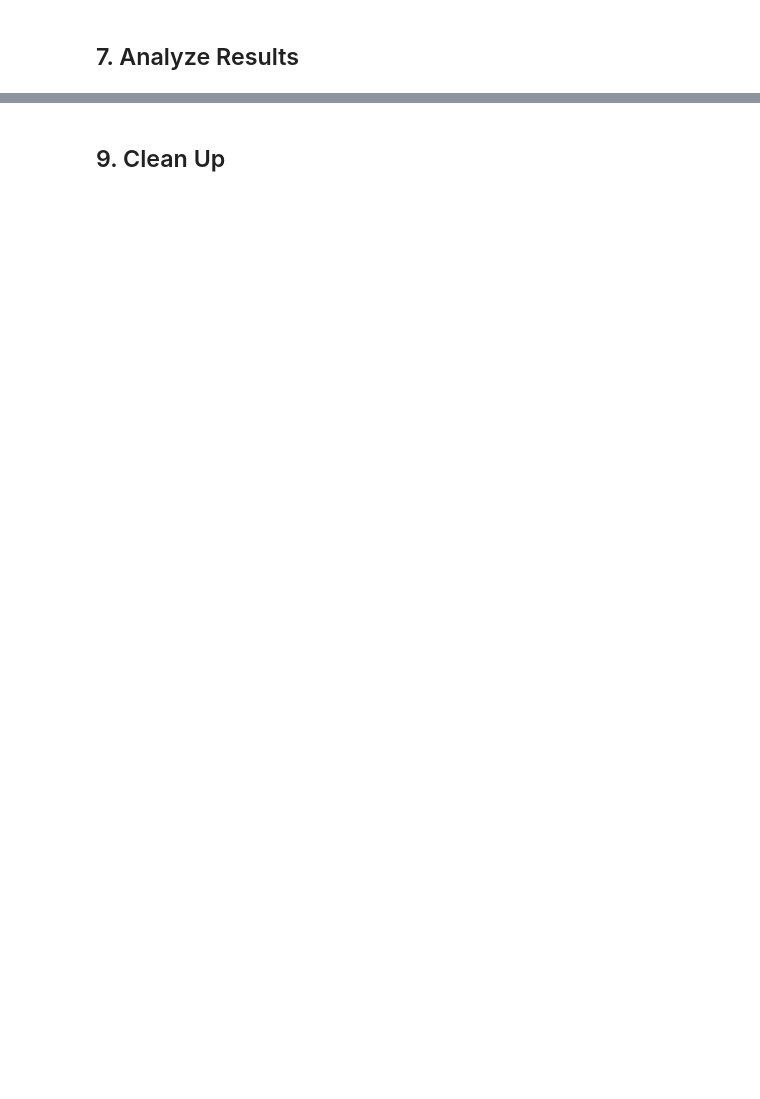
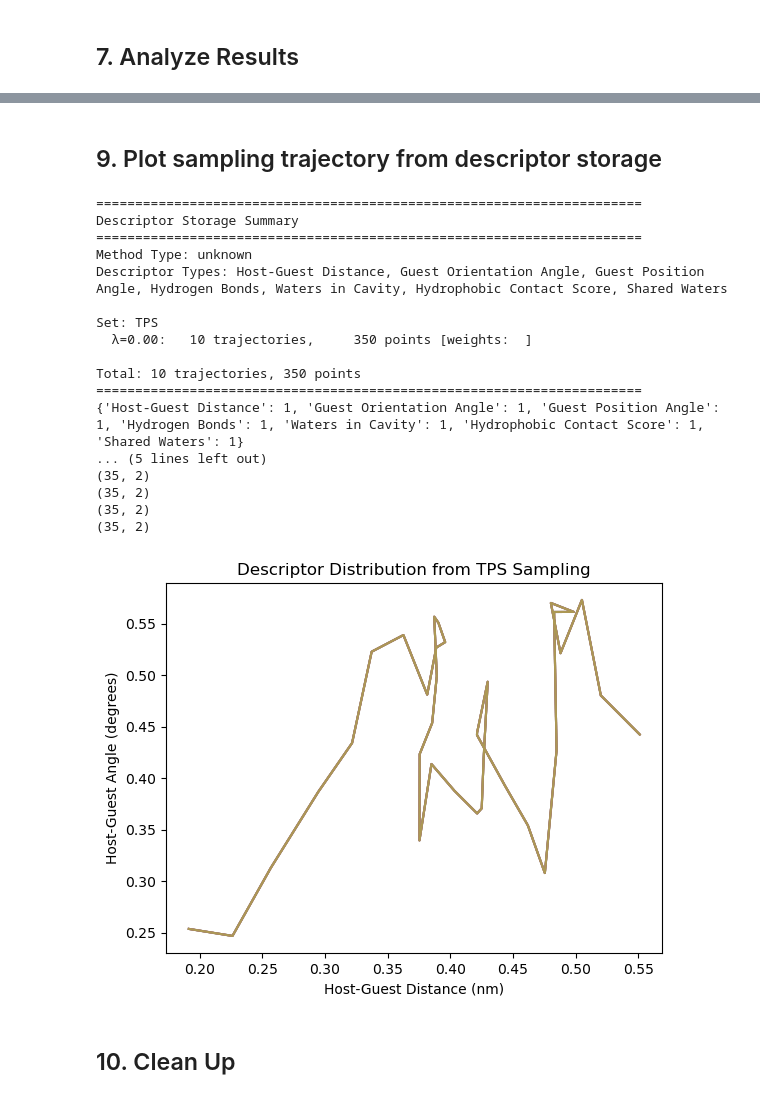
Before and after one commit to Rik-Breebaart/ops-setup, a Jupyter notebook: examples/notebooks/host_guest/01_basic_tps_host_guest.ipynb, the cells around one changed output, grey strips where cells are left out. Saved outputs shown, nothing was run; the diff lists cells and outputs as text; code cells hidden in the pictures; blank space fills up the shorter version.

```diff
--- a/examples/notebooks/host_guest/01_basic_tps_host_guest.ipynb
+++ b/examples/notebooks/host_guest/01_basic_tps_host_guest.ipynb
@@ -129,7 +128,8 @@ Move scheme: <openpathsampling.high_level.move_scheme.MoveScheme object at 0x...
 ## 5. Initialize Sampling
 # %%
 # Create storage for the simulation
-storage_file = f"host_guest_tps_example_{tps_setup.system_name}.db"
+storage_file = f"storages/host_guest_tps_example_{tps_setup.system_name}.db"
+
 storage = Storage(storage_file, "w")
 
 # Save the engine, network, and move scheme
@@ -207,0 +160,19 @@ KeyboardInterrupt:
+# %%
+from ops_setup.descriptor_storage import DescriptorStorage, sampling_descriptor_manager
+
+# Create new storage - now using the improved function from ops_setup
+descriptor_storage_path = Path("storages/descriptor_storage_host_guest_tps_test")
+
+# Example 1: Using dictionary of CV functions (explicit names)
+# sampling_descriptor_manager(
+#     descriptor_storage_path=descriptor_storage_path,
+#     sampler=sampler,
+#     ops_storage=storage,
+#     cv_functions={
+#         'distance': transform_functions.cv_hg_distance,
+#         'position_angle': transform_functions.cv_hg_position_angle_symmetric,
+#     },
+#     n_steps=10,
+#     increment_steps=3,
+#     # start_index auto-detected from existing storage!
+# )
@@ -239,5 +244,41 @@ plt.show()
+# %% [markdown]
+## 9. Plot sampling trajectory from descriptor storage
+# %%
+
+desc_storage = DescriptorStorage.load(descriptor_storage_path, mode='r')
+print(desc_storage.summary())
+print(desc_storage.metadata["descriptor_dims"])
+fig, ax= plt.subplots()
+for traj in range(1, 10):  # Assuming we have 5 sampled trajectories stored with indices 1-5
+
+    traj_desc = desc_storage.get_trajectory_descriptors(set_name='TPS', interface_value=0.0, trajectory_index=traj, descriptor_names=['Host-Guest Distance', 'Guest Orientation Angle'])
+    print(np.shape(traj_desc))
+    ax.plot(traj_desc[:,0], traj_desc[:,1], markersize=2, alpha=0.5)
+ax.set_xlabel("Host-Guest Distance (nm)")
+ax.set_ylabel("Host-Guest Angle (degrees)")
+ax.set_title("Descriptor Distribution from TPS Sampling")
+plt.show()
+# %% [output]
+======================================================================
+Descriptor Storage Summary
+======================================================================
+Method Type: unknown
+Descriptor Types: Host-Guest Distance, Guest Orientation Angle, Guest Position Angle, Hydrogen Bonds, Waters in Cavity, Hydrophobic Contact Score, Shared Waters
+
+Set: TPS
+  λ=0.00:   10 trajectories,     350 points [weights:  ]
+
+Total: 10 trajectories, 350 points
+======================================================================
+{'Host-Guest Distance': 1, 'Guest Orientation Angle': 1, 'Guest Position Angle': 1, 'Hydrogen Bonds': 1, 'Waters in Cavity': 1, 'Hydrophobic Contact Score': 1, 'Shared Waters': 1}
+... (5 lines left out)
+(35, 2)
+(35, 2)
+(35, 2)
+(35, 2)
+[figure, added]
 # %% [markdown]
-## 9. Clean Up
+## 10. Clean Up
 # %%
 # Close storage
 storage.close()
```
Also changed, not shown: parts of 12 cells of this notebook, 6 other files.
